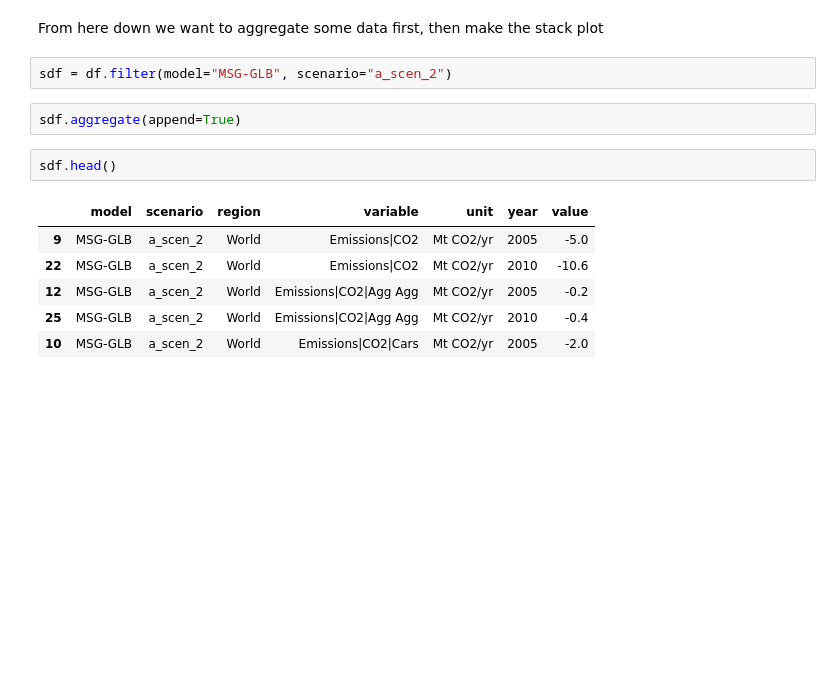
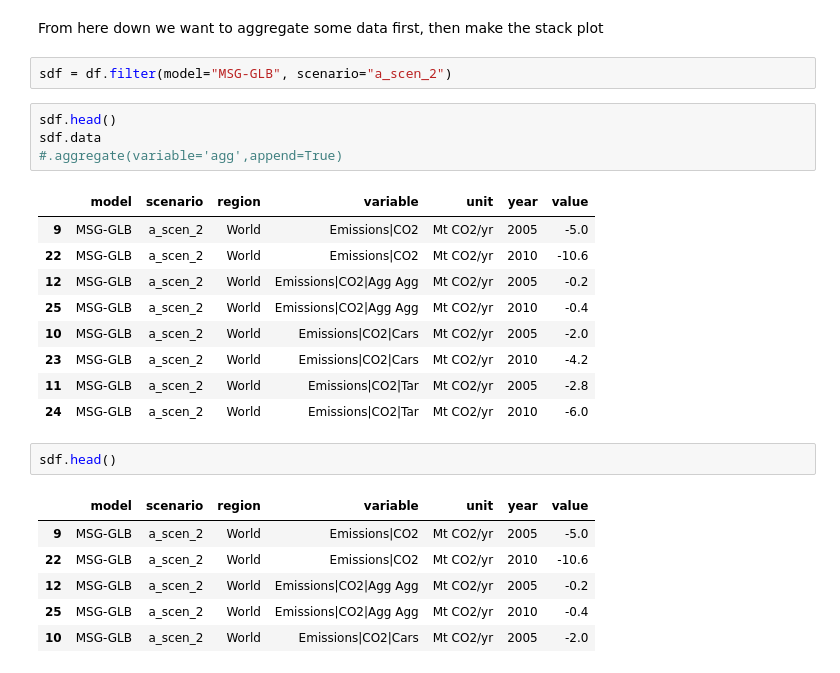
Before and after one commit to IAMconsortium/pyam, a Jupyter notebook: doc/source/tutorials/plot_aggregated_variables.ipynb, the cells around one changed output. Cells and saved outputs as stored; diff of their text form; blank space fills up the shorter version.

```diff
--- a/doc/source/tutorials/plot_aggregated_variables.ipynb
+++ b/doc/source/tutorials/plot_aggregated_variables.ipynb
@@ -56,7 +189,19 @@ From here down we want to aggregate some data first, then make the stack plot
 # %%
 sdf = df.filter(model="MSG-GLB", scenario="a_scen_2")
 # %%
-sdf.aggregate(append=True)
+sdf.head()
+sdf.data
+#.aggregate(variable='agg',append=True)
+# %% [output]
+|  | model | scenario | region | variable | unit | year | value |
+| 9 | MSG-GLB | a_scen_2 | World | Emissions|CO2 | Mt CO2/yr | 2005 | -5.0 |
+| 22 | MSG-GLB | a_scen_2 | World | Emissions|CO2 | Mt CO2/yr | 2010 | -10.6 |
+| 12 | MSG-GLB | a_scen_2 | World | Emissions|CO2|Agg Agg | Mt CO2/yr | 2005 | -0.2 |
+| 25 | MSG-GLB | a_scen_2 | World | Emissions|CO2|Agg Agg | Mt CO2/yr | 2010 | -0.4 |
+| 10 | MSG-GLB | a_scen_2 | World | Emissions|CO2|Cars | Mt CO2/yr | 2005 | -2.0 |
+| 23 | MSG-GLB | a_scen_2 | World | Emissions|CO2|Cars | Mt CO2/yr | 2010 | -4.2 |
+| 11 | MSG-GLB | a_scen_2 | World | Emissions|CO2|Tar | Mt CO2/yr | 2005 | -2.8 |
+| 24 | MSG-GLB | a_scen_2 | World | Emissions|CO2|Tar | Mt CO2/yr | 2010 | -6.0 |
 # %%
 sdf.head()
 # %% [output]
```
Also changed, not shown: parts of 10 cells of this notebook, 1 other file.
